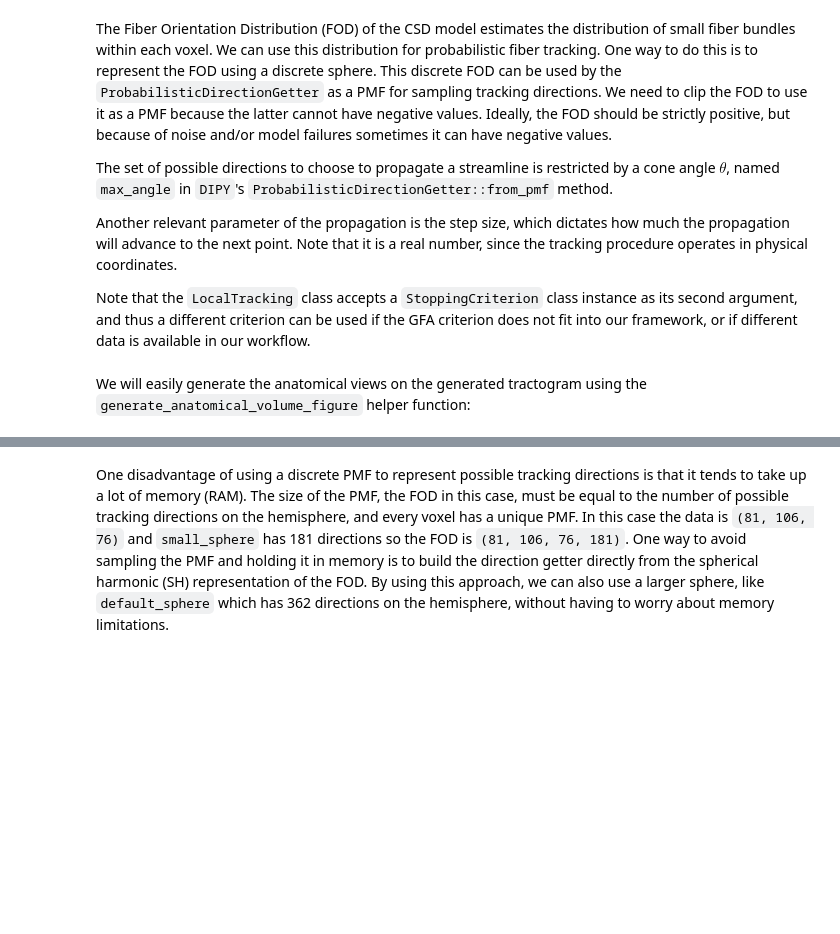
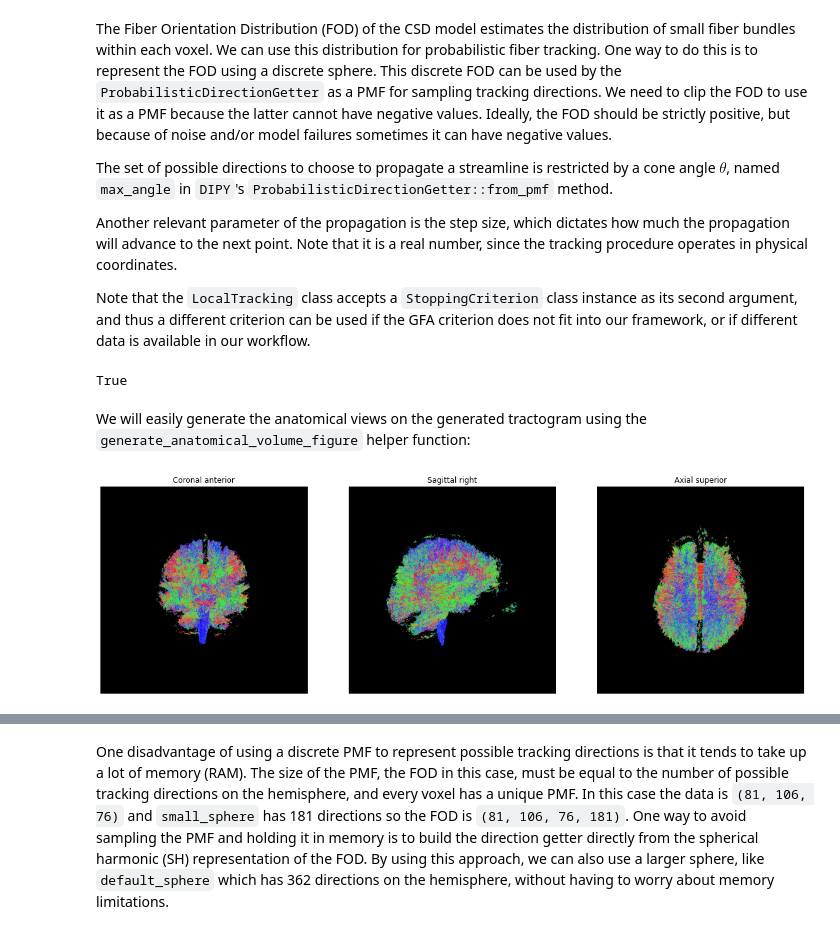
Before and after one commit to carpentries-incubator/SDC-BIDS-dMRI, a Jupyter notebook: code/probabilistic_tractography/probabilistic_tractography.ipynb, the cells around one changed output, grey strips where cells are left out. Drawn from its saved outputs; the diff is of its cells as text; code cells hidden in the pictures; blank space fills up the shorter version.

```diff
--- a/code/probabilistic_tractography/probabilistic_tractography.ipynb
+++ b/code/probabilistic_tractography/probabilistic_tractography.ipynb
@@ -46,14 +46,19 @@ from dipy.tracking.stopping_criterion import ThresholdStoppingCriterion
 
 
 # Get the diffusion files
-dwi_layout = BIDSLayout('../../data/ds000221/derivatives/uncorrected_topup_eddy/', validate=False)
-gradient_layout = BIDSLayout('../../data/ds000221/sub-010006/ses-01/dwi/', validate=False)
+dwi_layout = BIDSLayout(
+    '../../data/ds000221/derivatives/uncorrected_topup_eddy/', validate=False)
+gradient_layout = BIDSLayout(
+    '../../data/ds000221/sub-010006/ses-01/dwi/', validate=False)
 
 subj = '010006'
 
-dwi_fname = dwi_layout.get(subject=subj, suffix='dwi', extension='nii.gz', return_type='file')[0]
-bval_fname = gradient_layout.get(subject=subj, suffix='dwi', extension='bval', return_type='file')[0]
-bvec_fname = dwi_layout.get(subject=subj, extension='eddy_rotated_bvecs', return_type='file')[0]
+dwi_fname = dwi_layout.get(subject=subj, suffix='dwi',
+                           extension='nii.gz', return_type='file')[0]
+bval_fname = gradient_layout.get(
+    subject=subj, suffix='dwi', extension='bval', return_type='file')[0]
+bvec_fname = dwi_layout.get(
+    subject=subj, extension='eddy_rotated_bvecs', return_type='file')[0]
 
 dwi_img = nib.load(dwi_fname)
 affine = dwi_img.affine
@@ -175,26 +186,32 @@ streamlines = Streamlines(streamline_generator)
 sft = StatefulTractogram(streamlines, dwi_img, Space.RASMM)
 
 # Save the tractogram
-save_tractogram(sft, os.path.join(out_dir, 'tractogram_probabilistic_dg_pmf.trk'))
+save_tractogram(sft, os.path.join(
+    out_dir, 'tractogram_probabilistic_dg_pmf.trk'))
+# %% [output]
+True
 # %% [markdown]
 We will easily generate the anatomical views on the generated tractogram using the `generate_anatomical_volume_figure` helper function:
 # %%
 # NBVAL_SKIP
 
 from fury import actor, colormap
 
 from utils.visualization_utils import generate_anatomical_volume_figure
 
 # Plot the tractogram
 
 # Build the representation of the data
 streamlines_actor = actor.line(streamlines, colormap.line_colors(streamlines))
 
 # Compute the slices to be shown
 slices = tuple(elem // 2 for elem in dwi_data.shape[:-1])
 
 # Generate the figure
-fig = generate_anatomical_volume_figure(slices, streamlines_actor)
+fig = generate_anatomical_volume_figure(streamlines_actor)
 
-fig.savefig(os.path.join(out_dir, "tractogram_probabilistic_dg_pmf.png"), dpi=300, bbox_inches="tight")
+fig.savefig(os.path.join(out_dir, "tractogram_probabilistic_dg_pmf.png"),
+            dpi=300, bbox_inches="tight")
 plt.show()
+# %% [output]
+[figure, added]
```
Also changed, not shown: parts of 12 cells of this notebook.
